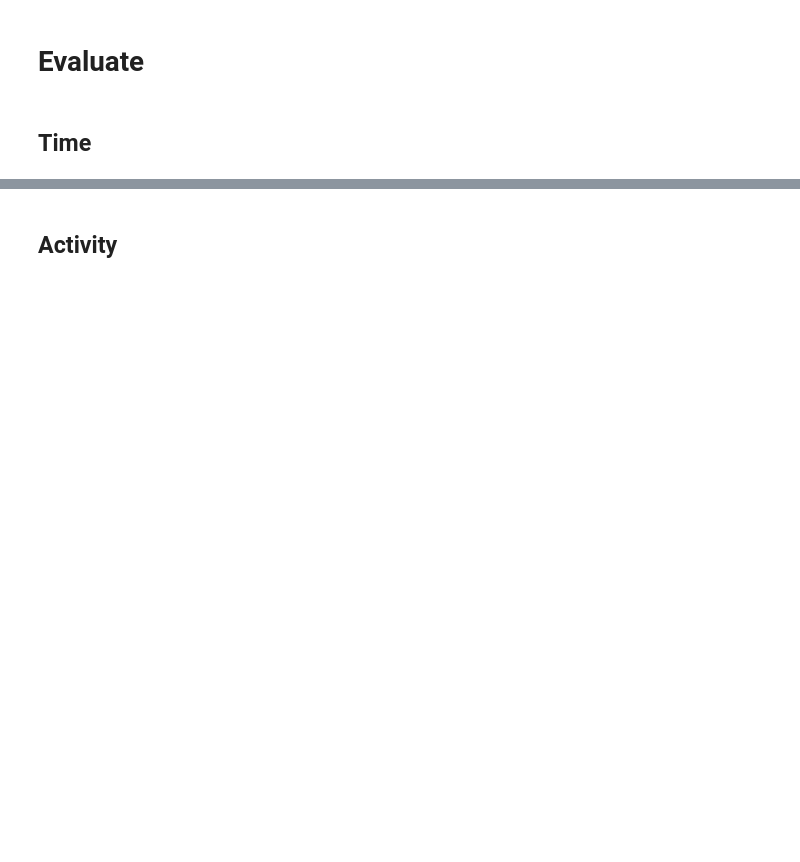
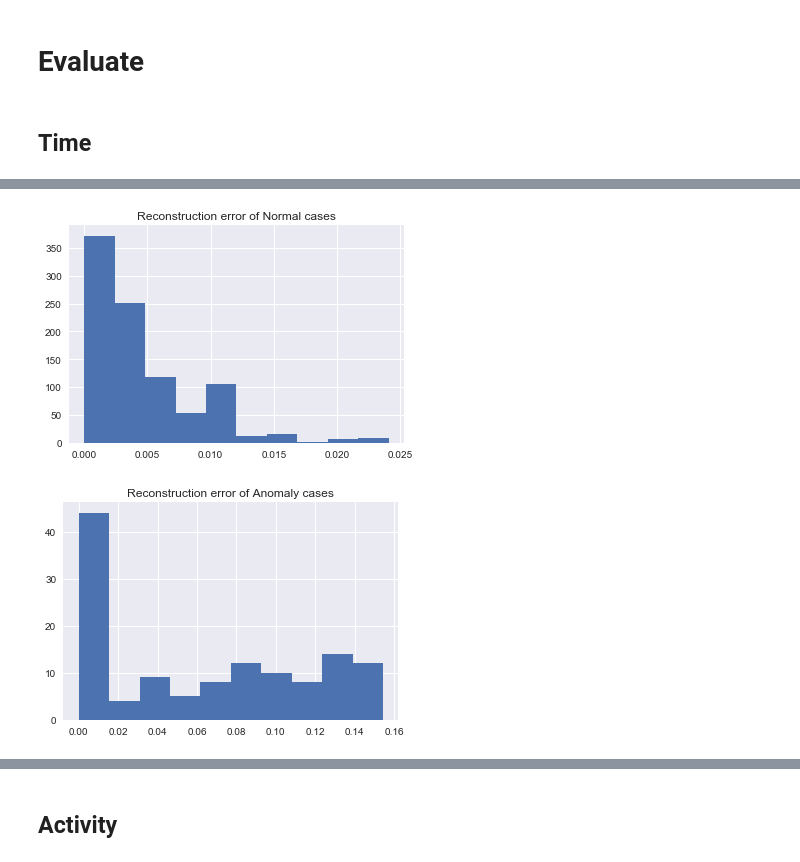
Before and after one commit to hoangnguyen3892/multivariate-anomaly-detection-for-event-logs, a Jupyter notebook: experiment/LSTM-AE-pytorch.ipynb, the cells around one changed output, grey strips where cells are left out. Saved outputs shown, nothing was run; the diff lists cells and outputs as text; code cells hidden in the pictures; blank space fills up the shorter version.

```diff
--- a/experiment/LSTM-AE-pytorch.ipynb
+++ b/experiment/LSTM-AE-pytorch.ipynb
@@ -240,4 +280,20 @@ def plotConfusionMaxtrix(error_df, threshold, variable='Activity'):
     plt.ylabel('True class')
     plt.xlabel('Predicted class')
     plt.show()
+# %%
+def plotReconstructionError(error_df, variable='Activity'):
+    if variable == 'Activity':
+        normal_error_df = error_df[(error_df['ActivityLabel']== 0)]['Error']
+        anomaly_error_df = error_df[(error_df['ActivityLabel']== 1)]['Error']
+    else:
+        normal_error_df = error_df[(error_df['TimeLabel']== 0)]['Error']
+        anomaly_error_df = error_df[(error_df['TimeLabel']== 1)]['Error']
+
+    normal_error_df.hist()
+    plt.title('Reconstruction error of Normal cases')
+    plt.show()
+
+    anomaly_error_df.hist()
+    plt.title('Reconstruction error of Anomaly cases')
+    plt.show()
 # %%
@@ -272 +410,6 @@ print('Threshold of Time: {}'.format(time_threshold))
+# %%
+plotReconstructionError(error_time_df, variable='Time')
+# %% [output]
+[figure, added]
+[figure, added]
 # %%
```
Also changed, not shown: parts of 39 cells of this notebook, 4 other files.
